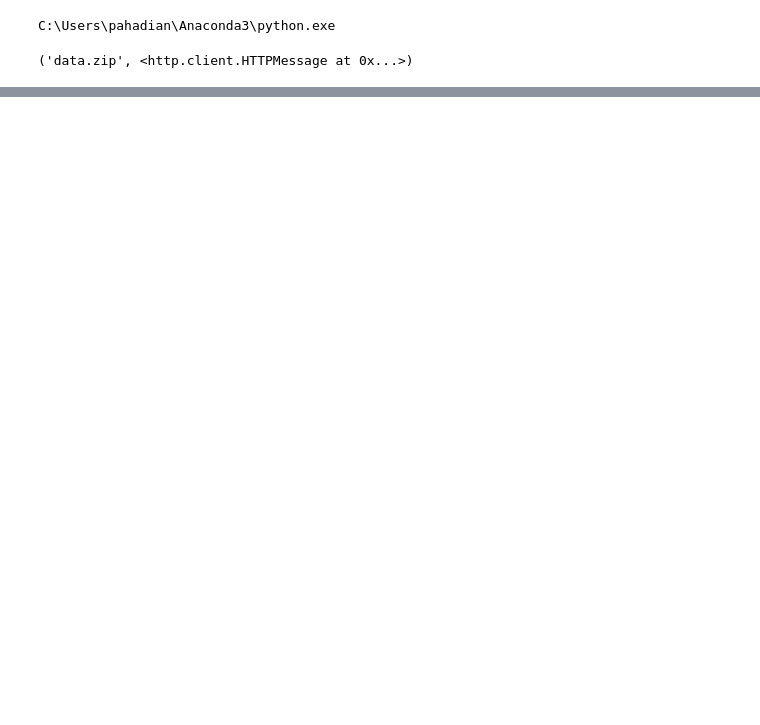
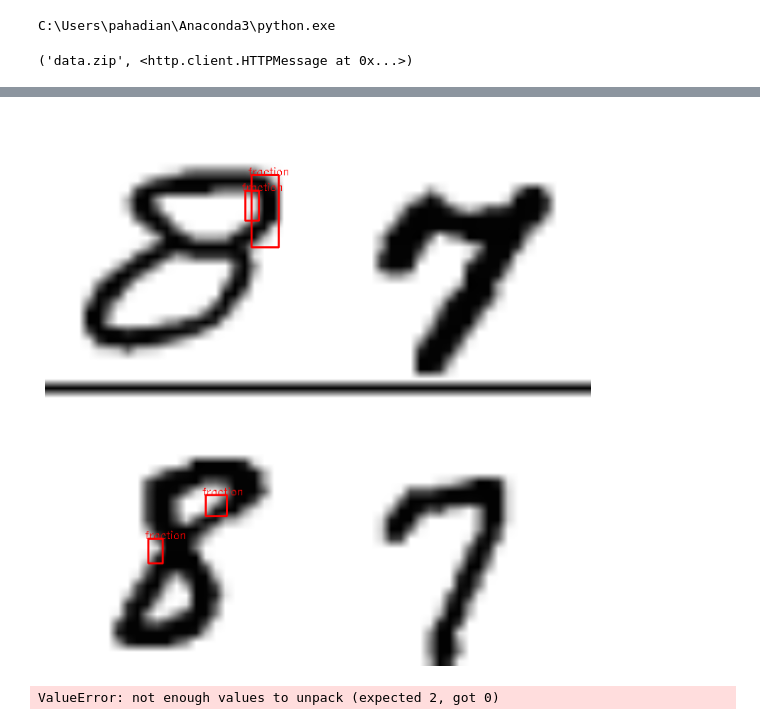
Before and after one commit to pegahahadian/imgProcessing, a Jupyter notebook: alexNET.ipynb, the cells around one changed output, grey strips where cells are left out. Saved outputs shown, nothing was run; the diff lists cells and outputs as text; code cells hidden in the pictures; blank space fills up the shorter version.

```diff
--- a/alexNET.ipynb
+++ b/alexNET.ipynb
@@ -625,0 +649,3 @@ test_pipeline('_new__new_fraction_24.png')
+# %%
+test_pipeline('imgfraction_6.png')
+# %% [output]
@@ -625,0 +656,5 @@ test_pipeline('_new__new_fraction_24.png')
+[figure, added]
+# %%
+test_pipeline('number_85.png')
+# %% [output]
+ValueError: not enough values to unpack (expected 2, got 0)
```
Also changed, not shown: parts of 31 cells of this notebook.
